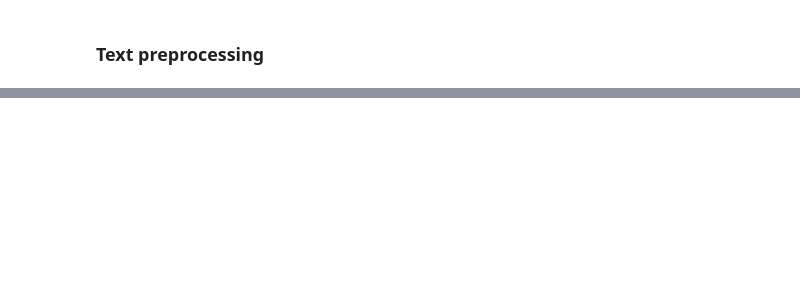
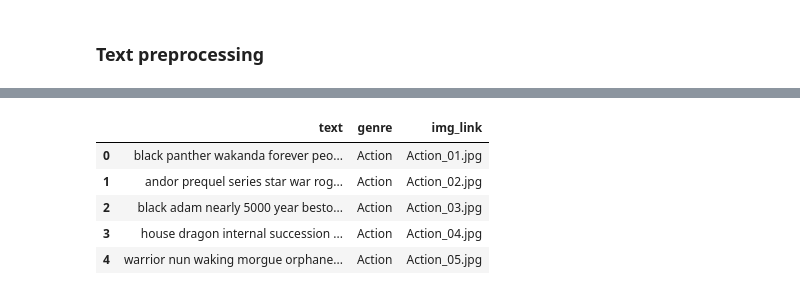
Before and after one commit to zer0deck/IndustrialML, a Jupyter notebook: Lab_2/preprocess_data.ipynb, the cells around one changed output, grey strips where cells are left out. Drawn from its saved outputs; the diff is of its cells as text; code cells hidden in the pictures; blank space fills up the shorter version.

```diff
--- a/Lab_2/preprocess_data.ipynb
+++ b/Lab_2/preprocess_data.ipynb
@@ -140,0 +132,11 @@ df.to_csv('data_cleaned.csv', sep=';', index=None)
+# %%
+df["text"] = df["clean_title"] + " " + df["clean_description"]
+df = df[['text', 'genre', 'img_link']]
+df.head()
+# %% [output]
+|  | text | genre | img_link |
+| 0 | black panther wakanda forever peo... | Action | Action_01.jpg |
+| 1 | andor prequel series star war rog... | Action | Action_02.jpg |
+| 2 | black adam nearly 5000 year besto... | Action | Action_03.jpg |
+| 3 | house dragon internal succession ... | Action | Action_04.jpg |
+| 4 | warrior nun waking morgue orphane... | Action | Action_05.jpg |
```
Also changed, not shown: parts of 19 cells of this notebook.
